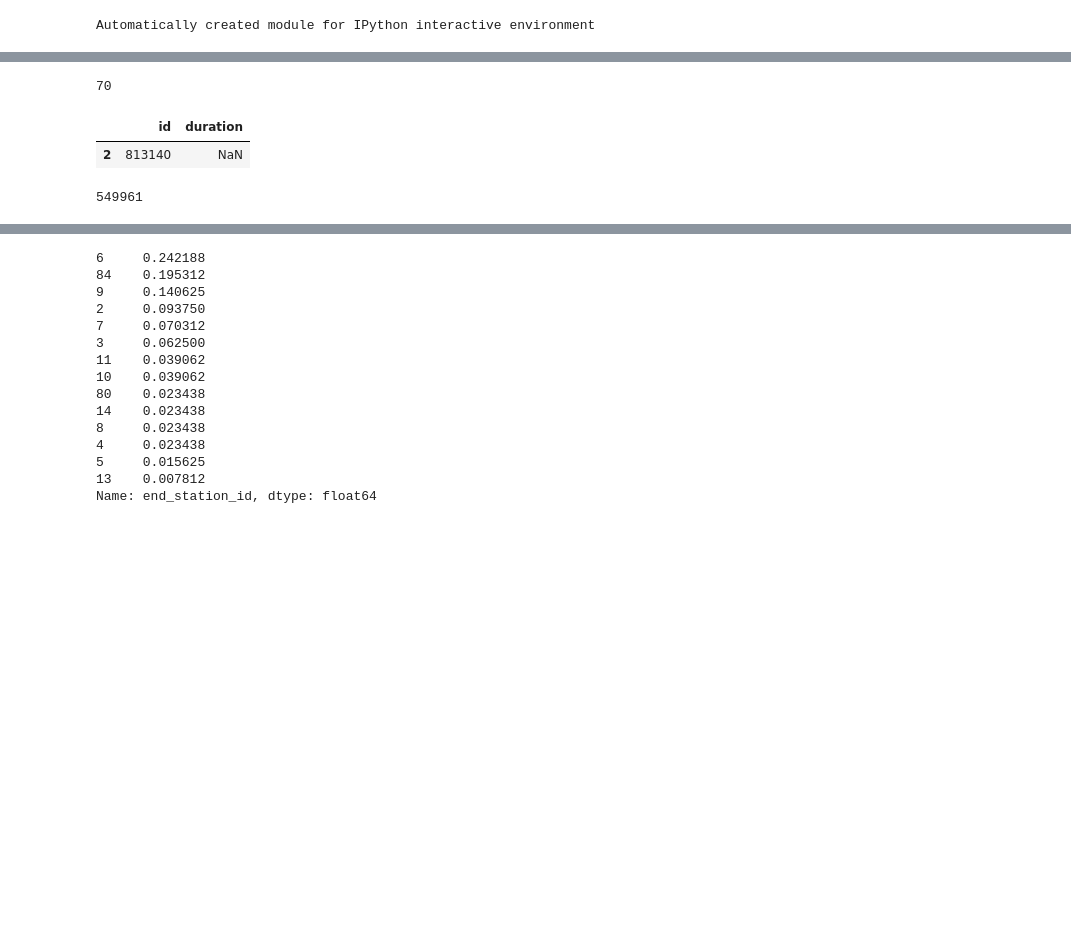
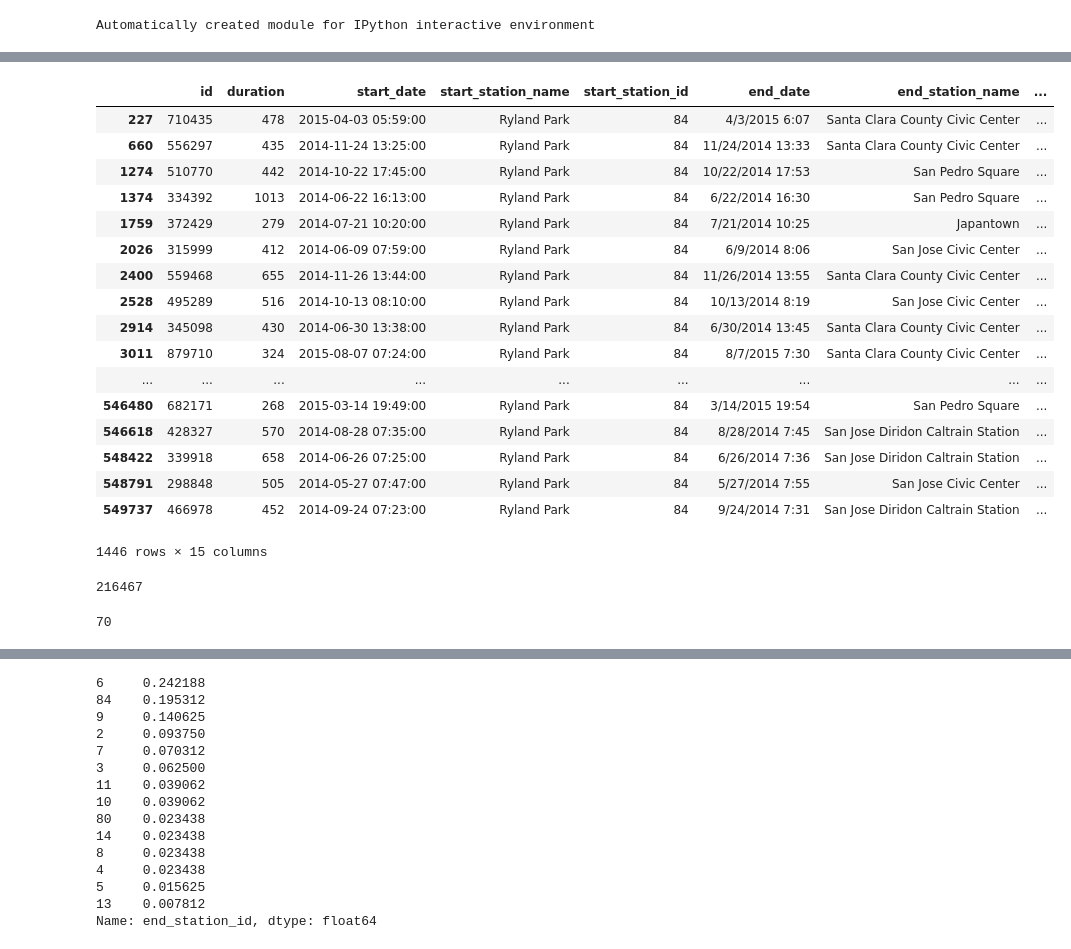
Before and after one commit to santiagoaso/2017datos, a Jupyter notebook: Marching Lainin Fonti.ipynb, the cells around one changed output, grey strips where cells are left out. Saved outputs shown, nothing was run; the diff lists cells and outputs as text; code cells hidden in the pictures; blank space fills up the shorter version.

```diff
--- a/Marching Lainin Fonti.ipynb
+++ b/Marching Lainin Fonti.ipynb
@@ -35,0 +65,3 @@ salida['date'] = salida['start_date'].dt.strftime('%w')
+# %%
+trip = pd.read_csv('auxtrip.csv', low_memory=False)
+weatherEvents = pd.read_csv('auxweather.csv', low_memory=False)
@@ -100,0 +254,21 @@ dtype: int64
+# %%
+trip[trip.start_station_id == 84]
+# %% [output]
+|  | id | duration | start_date | start_station_name | start_station_id | end_date | end_station_name | ... |
+| 227 | 710435 | 478 | 2015-04-03 05:59:00 | Ryland Park | 84 | 4/3/2015 6:07 | Santa Clara County Civic Center | ... |
+| 660 | 556297 | 435 | 2014-11-24 13:25:00 | Ryland Park | 84 | 11/24/2014 13:33 | Santa Clara County Civic Center | ... |
+| 1274 | 510770 | 442 | 2014-10-22 17:45:00 | Ryland Park | 84 | 10/22/2014 17:53 | San Pedro Square | ... |
+| 1374 | 334392 | 1013 | 2014-06-22 16:13:00 | Ryland Park | 84 | 6/22/2014 16:30 | San Pedro Square | ... |
+| 1759 | 372429 | 279 | 2014-07-21 10:20:00 | Ryland Park | 84 | 7/21/2014 10:25 | Japantown | ... |
+| 2026 | 315999 | 412 | 2014-06-09 07:59:00 | Ryland Park | 84 | 6/9/2014 8:06 | San Jose Civic Center | ... |
+| 2400 | 559468 | 655 | 2014-11-26 13:44:00 | Ryland Park | 84 | 11/26/2014 13:55 | Santa Clara County Civic Center | ... |
+| 2528 | 495289 | 516 | 2014-10-13 08:10:00 | Ryland Park | 84 | 10/13/2014 8:19 | San Jose Civic Center | ... |
+| 2914 | 345098 | 430 | 2014-06-30 13:38:00 | Ryland Park | 84 | 6/30/2014 13:45 | Santa Clara County Civic Center | ... |
+| 3011 | 879710 | 324 | 2015-08-07 07:24:00 | Ryland Park | 84 | 8/7/2015 7:30 | Santa Clara County Civic Center | ... |
+| ... | ... | ... | ... | ... | ... | ... | ... | ... |
+| 546480 | 682171 | 268 | 2015-03-14 19:49:00 | Ryland Park | 84 | 3/14/2015 19:54 | San Pedro Square | ... |
+| 546618 | 428327 | 570 | 2014-08-28 07:35:00 | Ryland Park | 84 | 8/28/2014 7:45 | San Jose Diridon Caltrain Station | ... |
+| 548422 | 339918 | 658 | 2014-06-26 07:25:00 | Ryland Park | 84 | 6/26/2014 7:36 | San Jose Diridon Caltrain Station | ... |
+| 548791 | 298848 | 505 | 2014-05-27 07:47:00 | Ryland Park | 84 | 5/27/2014 7:55 | San Jose Civic Center | ... |
+| 549737 | 466978 | 452 | 2014-09-24 07:23:00 | Ryland Park | 84 | 9/24/2014 7:31 | San Jose Diridon Caltrain Station | ... |
+1446 rows × 15 columns
@@ -101,13 +278,10 @@ dtype: int64
+# %%
+tripEntrada = trip[trip.duration > 60*10]
+tripEntrada = tripEntrada[tripEntrada.duration < 60*60*10]
+tripEntrada.count().id
+# %% [output]
+216467
 # %%
 stations.id[58]
 # %% [output]
 70
-# %%
-salidaFinal[salidaFinal.id == 813140]
-# %% [output]
-|  | id | duration |
-| 2 | 813140 | NaN |
-# %%
-trip.count().id
-# %% [output]
-549961
```
Also changed, not shown: parts of 34 cells of this notebook, 1 other file.
